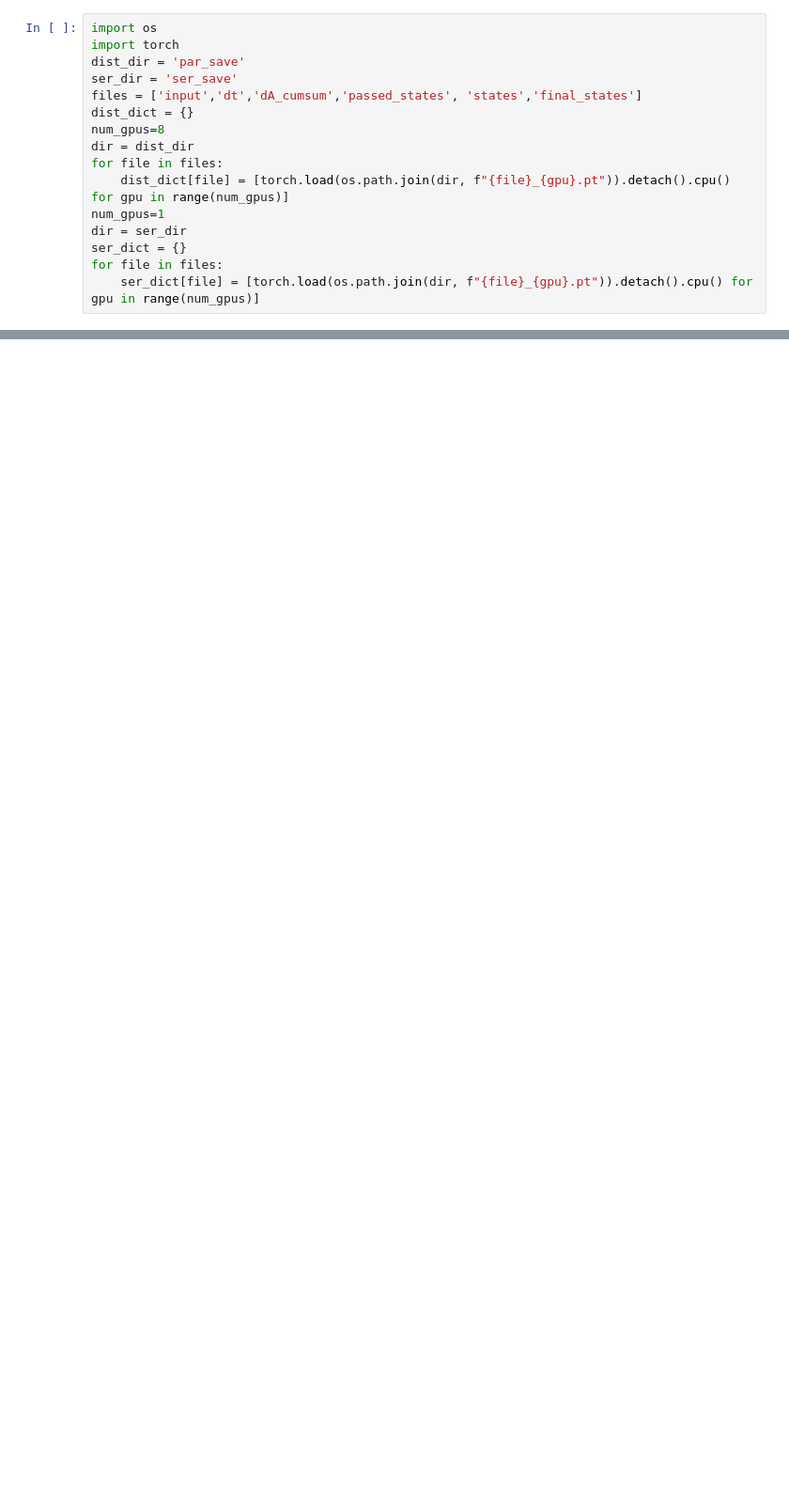
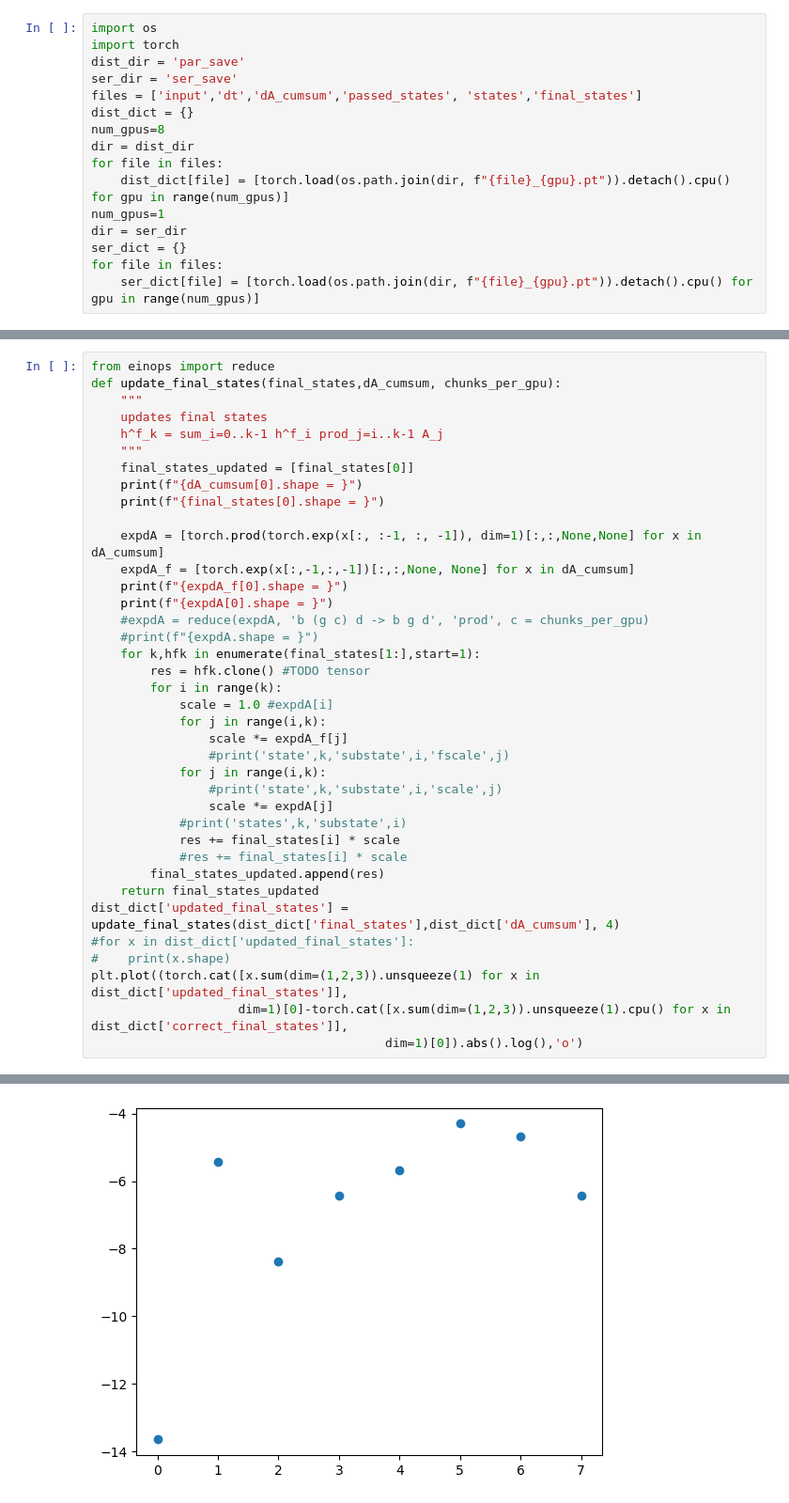
Before and after one commit to state-spaces/mamba, a Jupyter notebook: tests.ipynb, the cells around one changed output, grey strips where cells are left out. Shown: that part at 94% size. Saved outputs shown, nothing was run; the diff lists cells and outputs as text; blank space fills up the shorter version.

```diff
--- a/tests.ipynb
+++ b/tests.ipynb
@@ -326,0 +301,39 @@ plt.plot(ser_dict['passed_states'][0].sum(dim=(2,3,4))[1,:]-ser_dict['repassed_s
+# %%
+from einops import reduce
+def update_final_states(final_states,dA_cumsum, chunks_per_gpu):
+    """
+    updates final states
+    h^f_k = sum_i=0..k-1 h^f_i prod_j=i..k-1 A_j
+    """
+    final_states_updated = [final_states[0]]
+    print(f"{dA_cumsum[0].shape = }")
+    print(f"{final_states[0].shape = }")
+
+    expdA = [torch.prod(torch.exp(x[:, :-1, :, -1]), dim=1)[:,:,None,None] for x in dA_cumsum]
+    expdA_f = [torch.exp(x[:,-1,:,-1])[:,:,None, None] for x in dA_cumsum]
+    print(f"{expdA_f[0].shape = }")
+    print(f"{expdA[0].shape = }")
+    #expdA = reduce(expdA, 'b (g c) d -> b g d', 'prod', c = chunks_per_gpu)
+    #print(f"{expdA.shape = }")
+    for k,hfk in enumerate(final_states[1:],start=1):
+        res = hfk.clone() #TODO tensor
+        for i in range(k):
+            scale = 1.0 #expdA[i]
+            for j in range(i,k):
+                scale *= expdA_f[j]
+                #print('state',k,'substate',i,'fscale',j)
+            for j in range(i,k):
+                #print('state',k,'substate',i,'scale',j)
+                scale *= expdA[j]
+            #print('states',k,'substate',i)
+            res += final_states[i] * scale
+            #res += final_states[i] * scale
+        final_states_updated.append(res)
+    return final_states_updated
+dist_dict['updated_final_states'] = update_final_states(dist_dict['final_states'],dist_dict['dA_cumsum'], 4)
+#for x in dist_dict['updated_final_states']:
+#    print(x.shape)
+plt.plot((torch.cat([x.sum(dim=(1,2,3)).unsqueeze(1) for x in dist_dict['updated_final_states']],
+                    dim=1)[0]-torch.cat([x.sum(dim=(1,2,3)).unsqueeze(1).cpu() for x in dist_dict['correct_final_states']],
+                                        dim=1)[0]).abs().log(),'o')
+# %% [output]
@@ -326,0 +345 @@ plt.plot(ser_dict['passed_states'][0].sum(dim=(2,3,4))[1,:]-ser_dict['repassed_s
+[figure, added]
```
Also changed, not shown: parts of 17 cells of this notebook, 1 other file.
